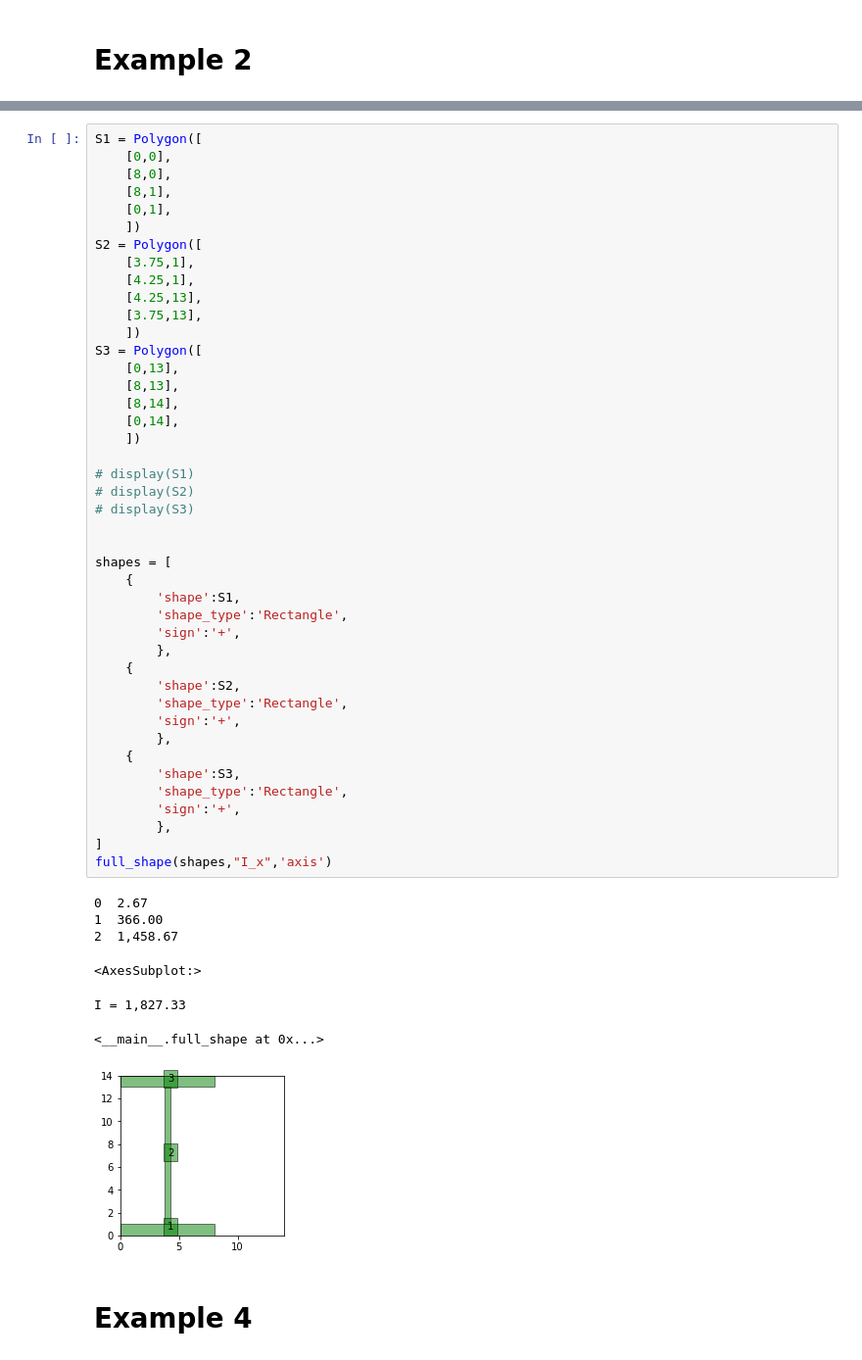
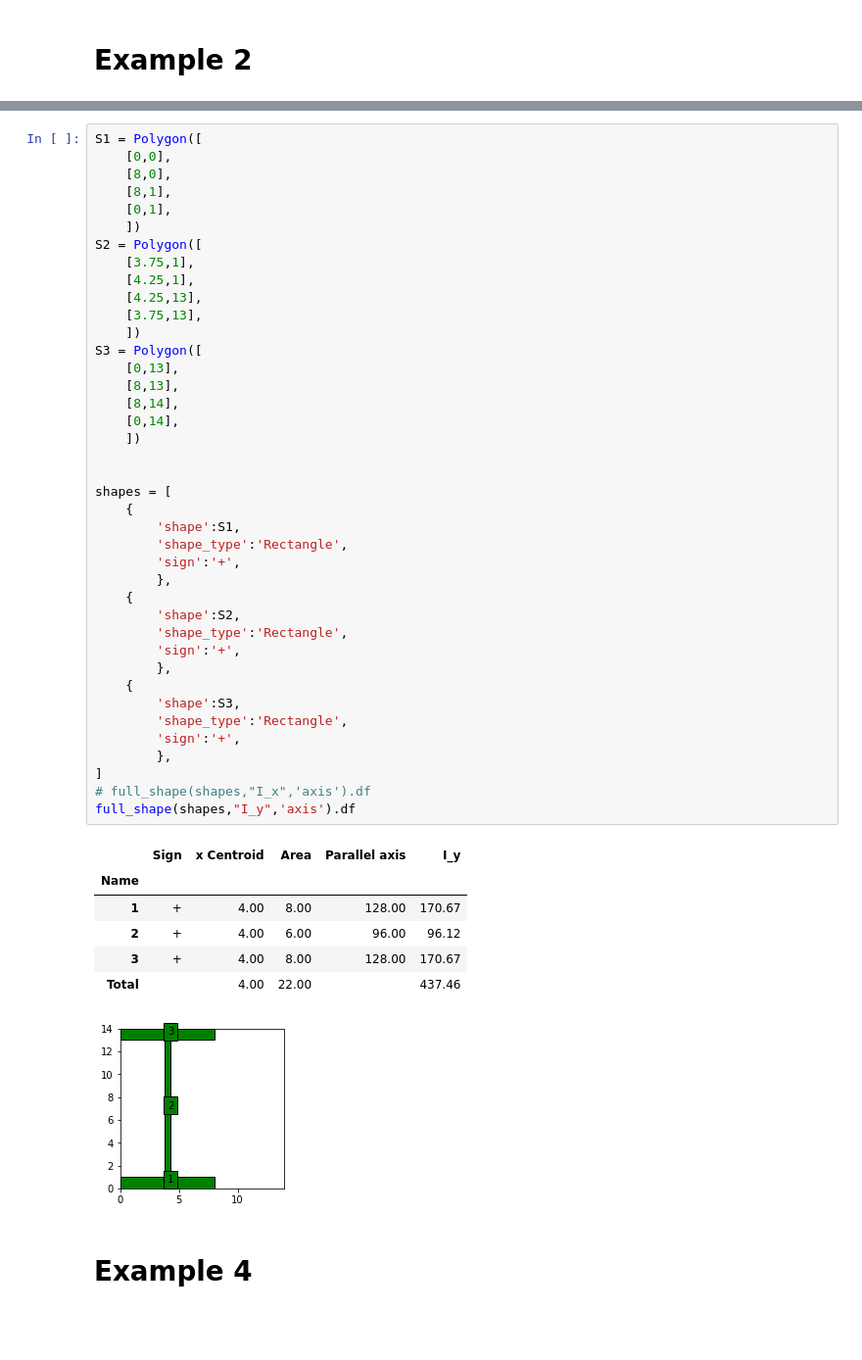
Before and after one commit to Denvernoell/Blog, a Jupyter notebook: Centroid/centroids.ipynb, the cells around one changed output, grey strips where cells are left out. Shown at 98% size. Cells and saved outputs as stored; diff of their text form; blank space fills up the shorter version.

```diff
--- a/Centroid/centroids.ipynb
+++ b/Centroid/centroids.ipynb
@@ -222,45 +255,42 @@ S2 = Polygon([
 	[4.25,1],
 	[4.25,13],
 	[3.75,13],
 	])
 S3 = Polygon([
 	[0,13],
 	[8,13],
 	[8,14],
 	[0,14],
 	])
 
-# display(S1)
-# display(S2)
-# display(S3)
-
 
 shapes = [
 	{
 		'shape':S1,
 		'shape_type':'Rectangle',
 		'sign':'+',
 		},
 	{
 		'shape':S2,
 		'shape_type':'Rectangle',
 		'sign':'+',
 		},
 	{
 		'shape':S3,
 		'shape_type':'Rectangle',
 		'sign':'+',
 		},
 ]
-full_shape(shapes,"I_x",'axis')
+# full_shape(shapes,"I_x",'axis').df
+full_shape(shapes,"I_y",'axis').df
 # %% [output]
-0  2.67
-1  366.00
-2  1,458.67
-<AxesSubplot:>
-I = 1,827.33
-<__main__.full_shape at 0x...>
+|  | Sign | x Centroid | Area | Parallel axis | I_y |
+| Name |  |  |  |  |  |
+| 1 | + | 4.00 | 8.00 | 128.00 | 170.67 |
+| 2 | + | 4.00 | 6.00 | 96.00 | 96.12 |
+| 3 | + | 4.00 | 8.00 | 128.00 | 170.67 |
+| Total |  | 4.00 | 22.00 |  | 437.46 |
-[figure, old version]
+[figure, new version]
 # %% [markdown]
 # Example 4
 # %%
```
Also changed, not shown: parts of 5 cells of this notebook, 11 other files.
